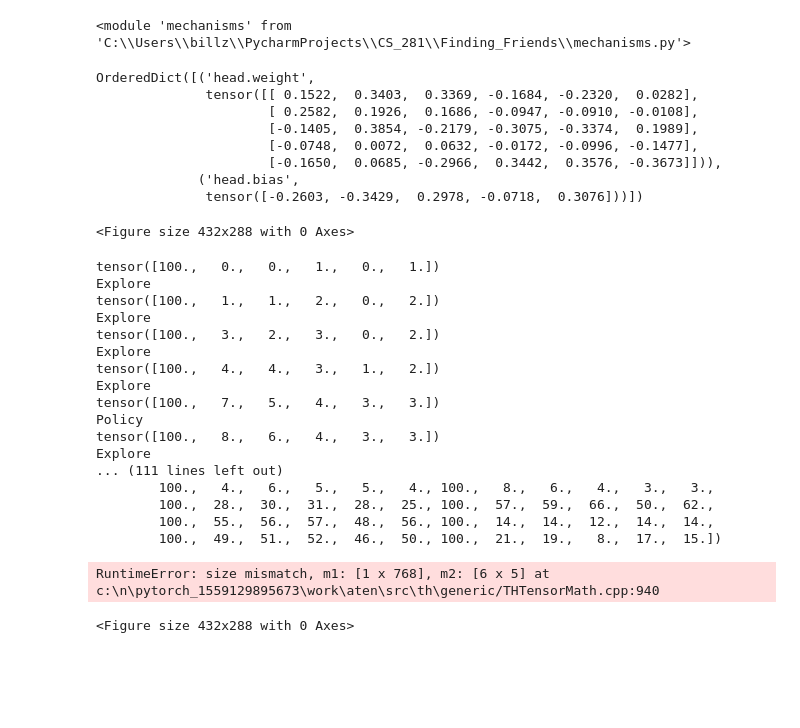
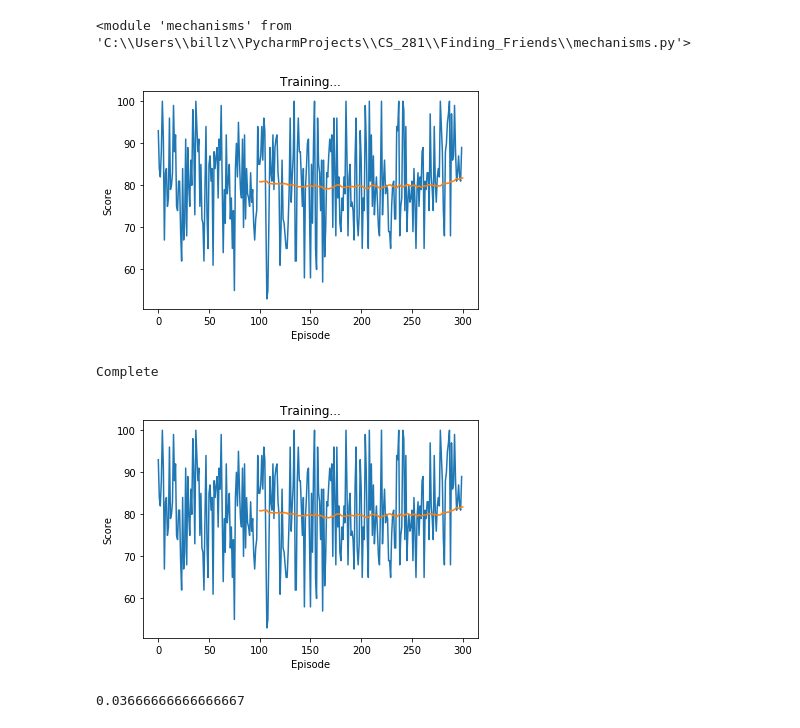
Before and after one commit to bzhang42/Finding_Friends, a Jupyter notebook: dq_agent_train.ipynb, the cells around one changed output. Cells and saved outputs as stored; diff of their text form; code cells hidden in the pictures; blank space fills up the shorter version.

```diff
--- a/dq_agent_train.ipynb
+++ b/dq_agent_train.ipynb
@@ -86,7 +87,7 @@ class DQ_Agent(agents.Agent):
             state = state + skill_levels
 
         state = torch.tensor(state, device=device, dtype=torch.float)
-        print(state)
+#         print(state)
 
         if self.last_reward is not None:
             memory.push(self.last_state, self.last_action, state, self.last_reward)
@@ -99,7 +100,7 @@ class DQ_Agent(agents.Agent):
         eps_threshold = EPS_END + (EPS_START - EPS_END) * math.exp(-1. * self.steps / EPS_DECAY)
         self.steps += 1
         if sample > eps_threshold:
-            print('Policy')
+#             print('Policy')
             with torch.no_grad():
 #                 temp = self.learner(state)
 #                 print(temp)
@@ -108,13 +109,14 @@ class DQ_Agent(agents.Agent):
 #                 print(temp.max(0)[1].view(1, 1))
                 action = self.learner(state).max(0)[1].view(1, 1)
         else:
-            print('Explore')
-            action = torch.tensor([[np.random.randint(1, len(levels))]], device=device, dtype=torch.long)
+            action = torch.tensor([[np.random.randint(0, len(levels) - 1)]], device=device, dtype=torch.long)
 #         probs = self.learner(state)
 #         candidates = list(zip([i for i in range(len(levels))], probs))
 #         candidates = sorted(candidates, key=lambda t: t[1])
 
 #         action = candidates[0][0]
+
+#         print(action)
 
         self.last_action = action
         self.last_state = state
@@ -141,13 +143,15 @@ BASE_LVL = 0
 LVL_CAP = 100
 WIN_PROB = 0.4
 
+AVG_INT = 100
+
 ff_mech = mechanisms.Baseline_Mechanism(num_players=NUM_PLAYERS, p=WIN_PROB)
 
 input_dim = ff_mech.input_dim()
 output_dim = ff_mech.output_dim()
 
-policy_agent = DQ_Agent(0, BASE_LVL, input_dim, output_dim)
-target_agent = DQ_Agent(1000, BASE_LVL, input_dim, output_dim)
+policy_agent = DQ_Agent(NUM_PLAYERS - 1, BASE_LVL, input_dim, output_dim)
+target_agent = DQ_Agent(NUM_PLAYERS - 1, BASE_LVL, input_dim, output_dim)
 
 policy_net = policy_agent.learner
 target_net = target_agent.learner
@@ -181,29 +185,18 @@ def plot_scores():
     scores_t = torch.tensor(episode_scores, dtype=torch.float)
     plt.title('Training...')
     plt.xlabel('Episode')
-    plt.ylabel('Duration')
+    plt.ylabel('Score')
     plt.plot(scores_t.numpy())
-    # Take 100 episode averages and plot them too
-    if len(scores_t) >= 100:
-        means = scores_t.unfold(0, 100, 1).mean(1).view(-1)
-        means = torch.cat((torch.zeros(99), means))
-        plt.plot(means.numpy())
+    # Take AVG_INT episode averages and plot them too
+    if len(scores_t) >= AVG_INT:
+        means = scores_t.unfold(0, AVG_INT, 1).mean(1).view(-1)
+#         means = torch.cat((torch.zeros(99), means))
+        plt.plot(np.arange(AVG_INT, AVG_INT + len(means)), means.numpy())
 
-    plt.pause(0.001)  # pause a bit so that plots are updated
+#     plt.pause(1)  # pause a bit so that plots are updated
     if is_ipython:
         display.clear_output(wait=True)
         display.display(plt.gcf())
-# %%
-policy_net.state_dict()
-# %% [output]
-OrderedDict([('head.weight',
-              tensor([[ 0.1522,  0.3403,  0.3369, -0.1684, -0.2320,  0.0282],
-                      [ 0.2582,  0.1926,  0.1686, -0.0947, -0.0910, -0.0108],
-                      [-0.1405,  0.3854, -0.2179, -0.3075, -0.3374,  0.1989],
-                      [-0.0748,  0.0072,  0.0632, -0.0172, -0.0996, -0.1477],
-                      [-0.1650,  0.0685, -0.2966,  0.3442,  0.3576, -0.3673]])),
-             ('head.bias',
-              tensor([-0.2603, -0.3429,  0.2978, -0.0718,  0.3076]))])
 # %%
 def optimize_model():
     if len(memory) < BATCH_SIZE:
@@ -252,42 +250,33 @@ def optimize_model():
         param.grad.data.clamp_(-1, 1)
     optimizer.step()
 # %%
-num_episodes = 50
+num_episodes = 300
 
-ff_agents = [policy_agent] + [agents.Basic_Agent(i, BASE_LVL) for i in range(1, NUM_PLAYERS)]
+ff_agents = [agents.Basic_Agent(i, BASE_LVL) for i in range(NUM_PLAYERS - 1)]
+# ff_agents.append(agents.Lowest_Level_Agent(NUM_PLAYERS - 3, BASE_LVL))
+# ff_agents.append(agents_Lowest_Level_Agent(NUM_PLAYERS - 2, BASE_LVL))
+ff_agents.append(policy_agent)
+
 ff_game = game.Game(players=ff_agents, mechanism=ff_mech, cap=LVL_CAP, logging_level='DEBUG')
 
 for i_episode in range(num_episodes):
     ff_game.play()
-    episode_scores.append(ff_game.levels[0])
+    episode_scores.append(ff_game.levels[policy_agent.id])
     plot_scores()
     ff_game.reset()
 
     # Update the target network, copying all weights and biases in DQN
     if i_episode % TARGET_UPDATE == 0:
         target_net.load_state_dict(policy_net.state_dict())
 
 print('Complete')
 plt.ioff()
 plt.show()
 # %% [output]
+[figure, added]
-<Figure size 432x288 with 0 Axes>
+Complete
-tensor([100.,   0.,   0.,   1.,   0.,   1.])
-Explore
-tensor([100.,   1.,   1.,   2.,   0.,   2.])
-Explore
-tensor([100.,   3.,   2.,   3.,   0.,   2.])
-Explore
-tensor([100.,   4.,   4.,   3.,   1.,   2.])
-Explore
-tensor([100.,   7.,   5.,   4.,   3.,   3.])
-Policy
-tensor([100.,   8.,   6.,   4.,   3.,   3.])
-Explore
-... (111 lines left out)
-        100.,   4.,   6.,   5.,   5.,   4., 100.,   8.,   6.,   4.,   3.,   3.,
-        100.,  28.,  30.,  31.,  28.,  25., 100.,  57.,  59.,  66.,  50.,  62.,
-        100.,  55.,  56.,  57.,  48.,  56., 100.,  14.,  14.,  12.,  14.,  14.,
-        100.,  49.,  51.,  52.,  46.,  50., 100.,  21.,  19.,   8.,  17.,  15.])
-RuntimeError: size mismatch, m1: [1 x 768], m2: [6 x 5] at c:\n\pytorch_1559129895673\work\aten\src\th\generic/THTensorMath.cpp:940
-<Figure size 432x288 with 0 Axes>
+[figure, added]
+# %%
+sum(np.array(episode_scores) == LVL_CAP) / len(episode_scores)
+# %% [output]
+0.03666666666666667
```
Also changed, not shown: parts of 3 cells of this notebook, 4 other files.
